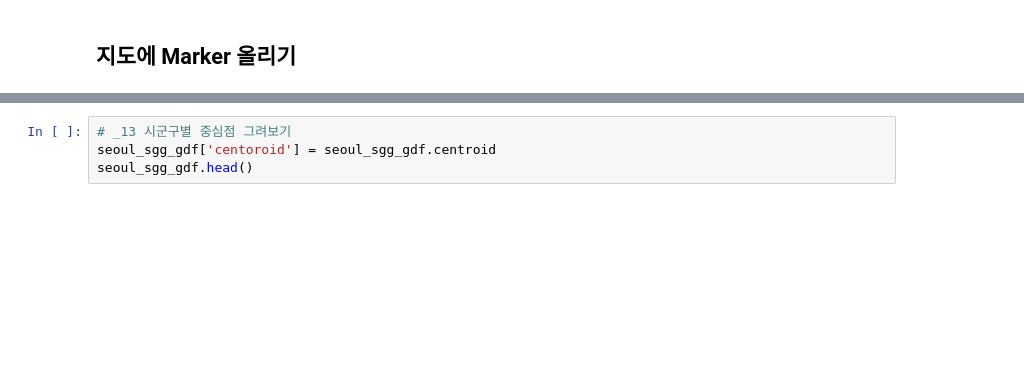
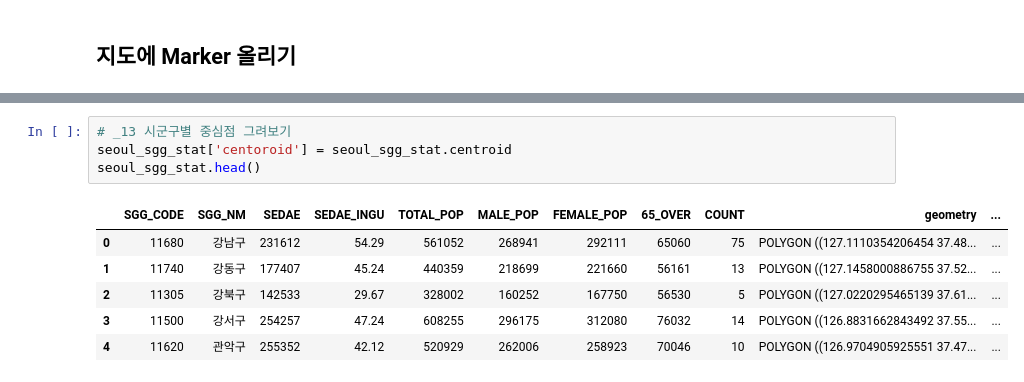
Before and after one commit to rollinstar/gpd_example, a Jupyter notebook: (Basic)Geospatial_Data_with_Python_3rd-2.ipynb, the cells around one changed output, grey strips where cells are left out. Cells and saved outputs as stored; diff of their text form; blank space fills up the shorter version.

```diff
--- a/(Basic)Geospatial_Data_with_Python_3rd-2.ipynb
+++ b/(Basic)Geospatial_Data_with_Python_3rd-2.ipynb
@@ -200,5 +257,12 @@ viz_map_3
 # %%
 # _13 시군구별 중심점 그려보기
-seoul_sgg_gdf['centoroid'] = seoul_sgg_gdf.centroid
-seoul_sgg_gdf.head()
+seoul_sgg_stat['centoroid'] = seoul_sgg_stat.centroid
+seoul_sgg_stat.head()
+# %% [output]
+|  | SGG_CODE | SGG_NM | SEDAE | SEDAE_INGU | TOTAL_POP | MALE_POP | FEMALE_POP | 65_OVER | COUNT | geometry | ... |
+| 0 | 11680 | 강남구 | 231612 | 54.29 | 561052 | 268941 | 292111 | 65060 | 75 | POLYGON ((127.1110354206454 37.48... | ... |
+| 1 | 11740 | 강동구 | 177407 | 45.24 | 440359 | 218699 | 221660 | 56161 | 13 | POLYGON ((127.1458000886755 37.52... | ... |
+| 2 | 11305 | 강북구 | 142533 | 29.67 | 328002 | 160252 | 167750 | 56530 | 5 | POLYGON ((127.0220295465139 37.61... | ... |
+| 3 | 11500 | 강서구 | 254257 | 47.24 | 608255 | 296175 | 312080 | 76032 | 14 | POLYGON ((126.8831662843492 37.55... | ... |
+| 4 | 11620 | 관악구 | 255352 | 42.12 | 520929 | 262006 | 258923 | 70046 | 10 | POLYGON ((126.9704905925551 37.47... | ... |
 # %%
```
Also changed, not shown: parts of 13 cells of this notebook, 4 other files.
